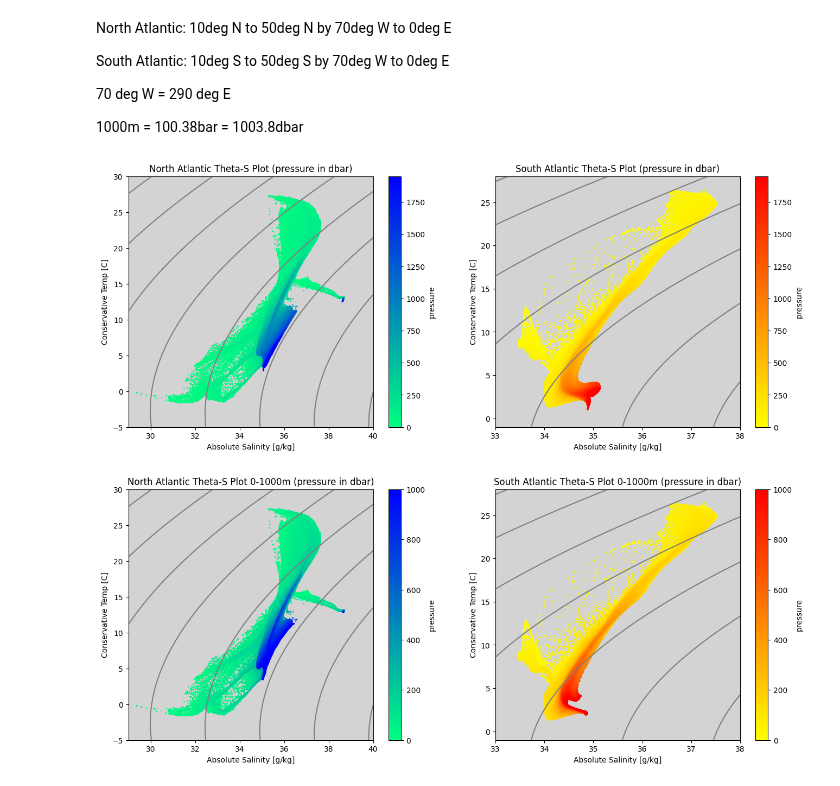
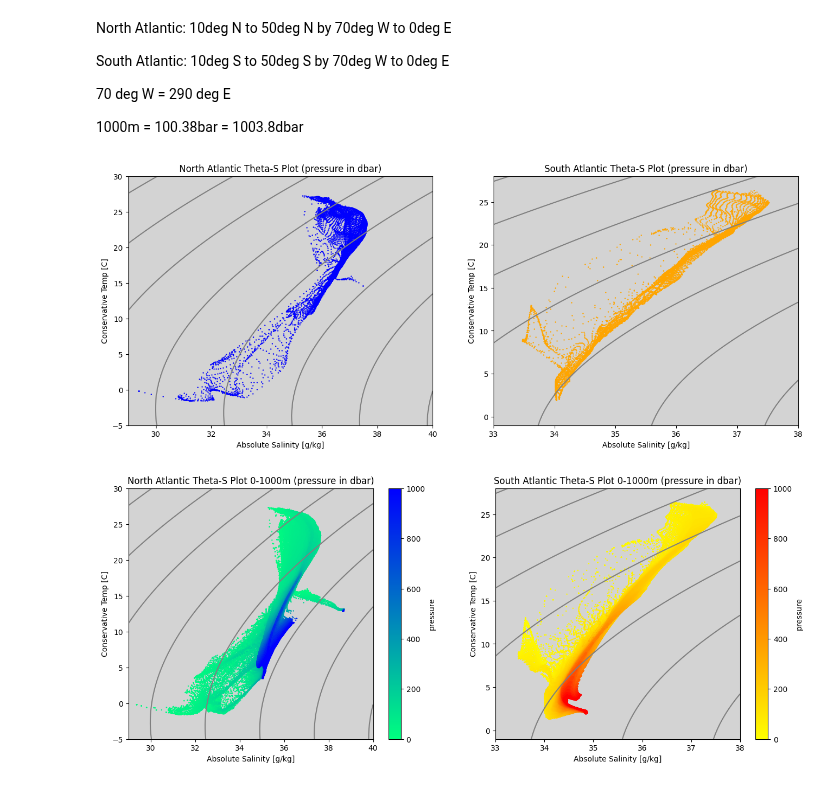
Before and after one commit to JRethemeier/Thermohaline-Circulation, a Jupyter notebook: Assignment5/Assignment5.ipynb, the cells around one changed output. Drawn from its saved outputs; the diff is of its cells as text; code cells hidden in the pictures.

Commit message:
switched to surface plot

```diff
--- a/Assignment5/Assignment5.ipynb
+++ b/Assignment5/Assignment5.ipynb
@@ -109,40 +109,38 @@ density2 = xr.Dataset(
 # %%
 fig = plt.figure(figsize=(16, 6))
 
 ax1 = fig.add_subplot(121, facecolor="lightgray")
 density.sigma0.plot.contour(ax=ax1, colors="gray")
 
-n_atl.plot.scatter(
+n_atl.sel(pressure=0).plot.scatter(
     ax=ax1,
     x="ABSOLUTE_SALINITY", y="CONSERVATIVE_TEMPERATURE",
-    hue="pressure",
     edgecolor="#00000000",
-    cmap="winter_r",
     s=3,
+    c="blue"
 )
 
 ax2 = fig.add_subplot(122, facecolor="lightgray")
 density2.sigma0.plot.contour(ax=ax2, colors="gray")
 
-s_atl.plot.scatter(
+s_atl.sel(pressure=0).plot.scatter(
     ax=ax2,
     x="ABSOLUTE_SALINITY", y="CONSERVATIVE_TEMPERATURE",
-    hue="pressure",
     edgecolor="#00000000",
-    cmap="autumn_r",
     s=3,
+    c="orange"
 )
 
 ax1.set_title("North Atlantic Theta-S Plot (pressure in dbar)")
 ax1.set_ylabel("Conservative Temp [C]")
 ax1.set_xlabel("Absolute Salinity [g/kg]")
 ax2.set_title("South Atlantic Theta-S Plot (pressure in dbar)")
 ax2.set_ylabel("Conservative Temp [C]")
 ax2.set_xlabel("Absolute Salinity [g/kg]")
 
 plt.show()
 # %% [output]
-[figure, old version]
+[figure, new version]
 # %%
 fig = plt.figure(figsize=(16, 6))
 
```
